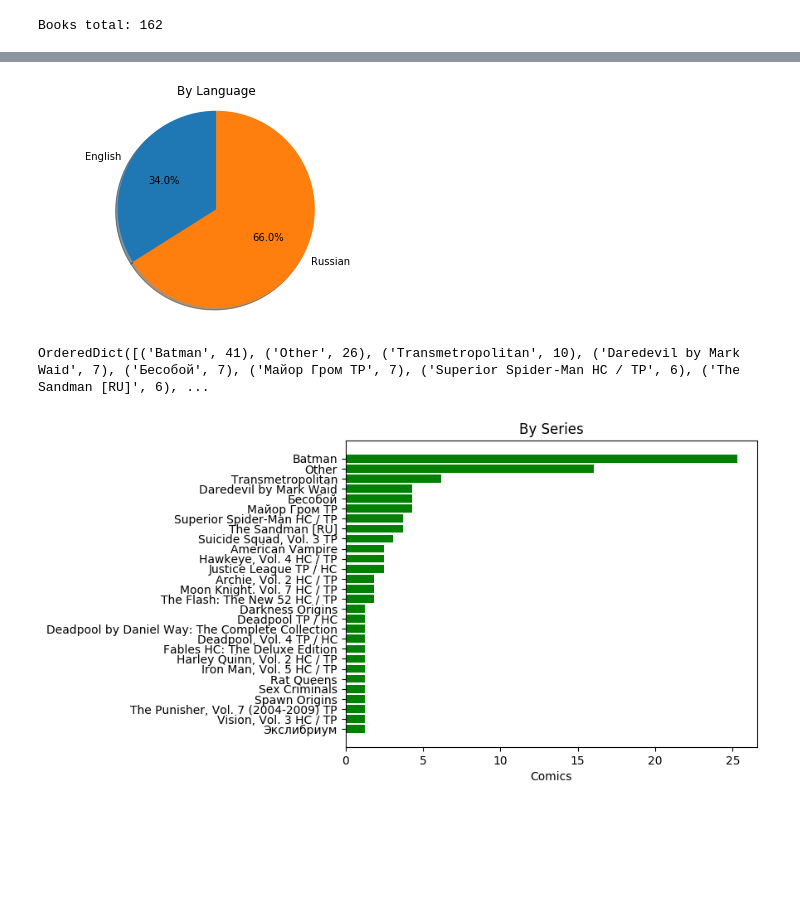
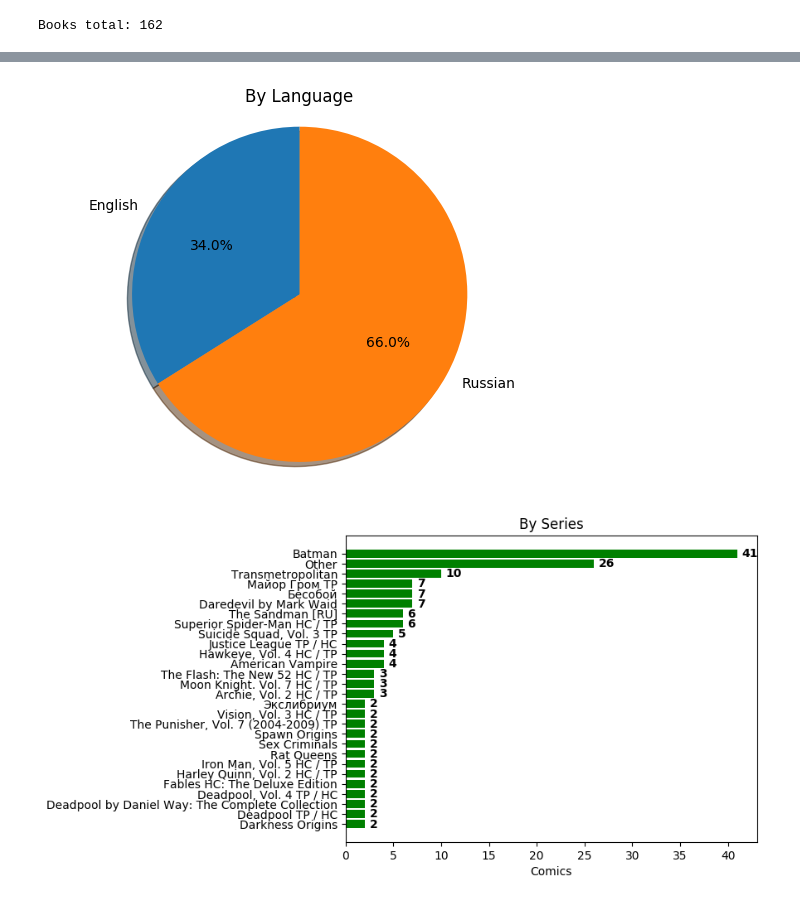
Before and after one commit to averrin/my-comic-books, a Jupyter notebook: data/comics.ipynb, the cells around one changed output, grey strips where cells are left out. Cells and saved outputs as stored; diff of their text form; code cells hidden in the pictures; blank space fills up the shorter version.

```diff
--- a/data/comics.ipynb
+++ b/data/comics.ipynb
@@ -15,7 +15,7 @@ for comic in list(data):
     t = main.find('title')
     comics.append({'title': t.text if t is not None else None,
                    'series': {'data': main.find('series'), 'title': main.find('series').find('displayname').text if main.find('series').find('displayname') is not None else None},
-        'data': main, 'issue': {'num': comic.find('issuenr'), 'ext': comic.find('issuenr')}, 'lang': comic.find('language').find('displayname').text,
+        'data': main, 'issue': {'title': comic.find('issue'),'num': comic.find('issuenr')}, 'lang': comic.find('language').find('displayname').text if comic.find('language') is not None else '',
                   'publisher': comic.find('publisher').find('displayname').text})
 comics = sorted(comics, key=lambda x: int(x['issue']['num'].text) if x['issue']['num'] is not None else 0)
 comics = sorted(comics, key=lambda x: x['series']['title'] if x['series']['title'] is not None else x['title'])
@@ -24,24 +24,3 @@ print()
 print("Books total: {}".format(len(comics)))
 # %% [output]
 Books total: 162
-# %%
-# Dump all books
-
-for comic in comics:
-    n = comic['issue']['num']
-    num = ''
-    if n is not None:
-        num = n.text
-    e = comic['issue']['ext']
-    ext = ''
-    if e is not None and num != e.text:
-        ext = e.text
-    title = "{}: {}".format(comic['series']['title'], comic['title'])
-    if comic['title'] is None:
-        title = comic['series']['title']
-    if comic['series']['title'] is None or (comic['title'] is not None and comic['title'].startswith("{}: ".format(comic['series']['title']))):
-        title = comic['title']
-    issue = ""
-    if num != '' or ext != '':
-        issue = "[{}{}]".format(num, ext)
-    print("{} {} -- {}".format(title, issue, comic['lang']))
@@ -65,0 +27,14 @@ Batman: Hush  -- English
+# %%
+# Dump all books
+
+table = [["<b>Series</b>", "<b>Title</b>", "<b>Issue</b>", "<b>Language</b>", "<b>Publisher</b>"]]
+for comic in comics:
+    issue = ""
+    if comic['issue']['title'] is not None:
+        issue = comic['issue']['title'].text
+
+    table.append([comic['series']['title'], comic['title'], issue, comic['lang'], comic['publisher']])
+
+from IPython.display import HTML, display
+import tabulate
+display(HTML(tabulate.tabulate(table, tablefmt='html')))
@@ -84,7 +76,7 @@ ax1.set_title('By Language')
 
 plt.show()
 # %% [output]
-[figure, old version]
+[figure, new version]
 # %%
 # Books by series
 
@@ -95,39 +87,38 @@ for comic in comics:
         series[st] += 1
     else:
         series[st] = 1
 
 for k in series.copy():
     if ('Batman' in k or 'Dark ' in k) and 'Batman' != k:
         series['Batman'] += series[k]
         del series[k]
 
 series = { k: series[k] for k in series if series[k] > 1 }
 series['Other'] = len(comics) - sum(series.values())
-series = OrderedDict(sorted(series.items(), key=lambda x: -x[1]))
-print(series)
+series = OrderedDict(sorted(series.items(), key=lambda x: x[1]))
 
 labels = tuple(k for k in series)
-sizes = [series[k]/len(comics)*100 for k in series]
+sizes = [series[k] for k in series]
 
 import numpy as np
 y_pos = np.arange(len(labels))
 
 plt.rcdefaults()
 fig, ax = plt.subplots()
 
 
 ax.barh(y_pos, sizes, align='center',
         color='green')
 ax.set_yticks(y_pos)
 ax.set_yticklabels(labels)
-ax.invert_yaxis()  # labels read top-to-bottom
 ax.set_xlabel('Comics')
 ax.set_title('By Series')
+for i, v in enumerate(sizes):
+    ax.text(v+.5, i -.35, str(v), color='black', fontweight='bold')
 
 plt.show()
 # %% [output]
-OrderedDict([('Batman', 41), ('Other', 26), ('Transmetropolitan', 10), ('Daredevil by Mark Waid', 7), ('Бесобой', 7), ('Майор Гром TP', 7), ('Superior Spider-Man HC / TP', 6), ('The Sandman [RU]', 6), ...
-[figure, old version]
+[figure, new version]
 # %%
 pubs = {}
 for comic in comics:
```
Also changed, not shown: parts of 3 cells of this notebook, 2 other files.
